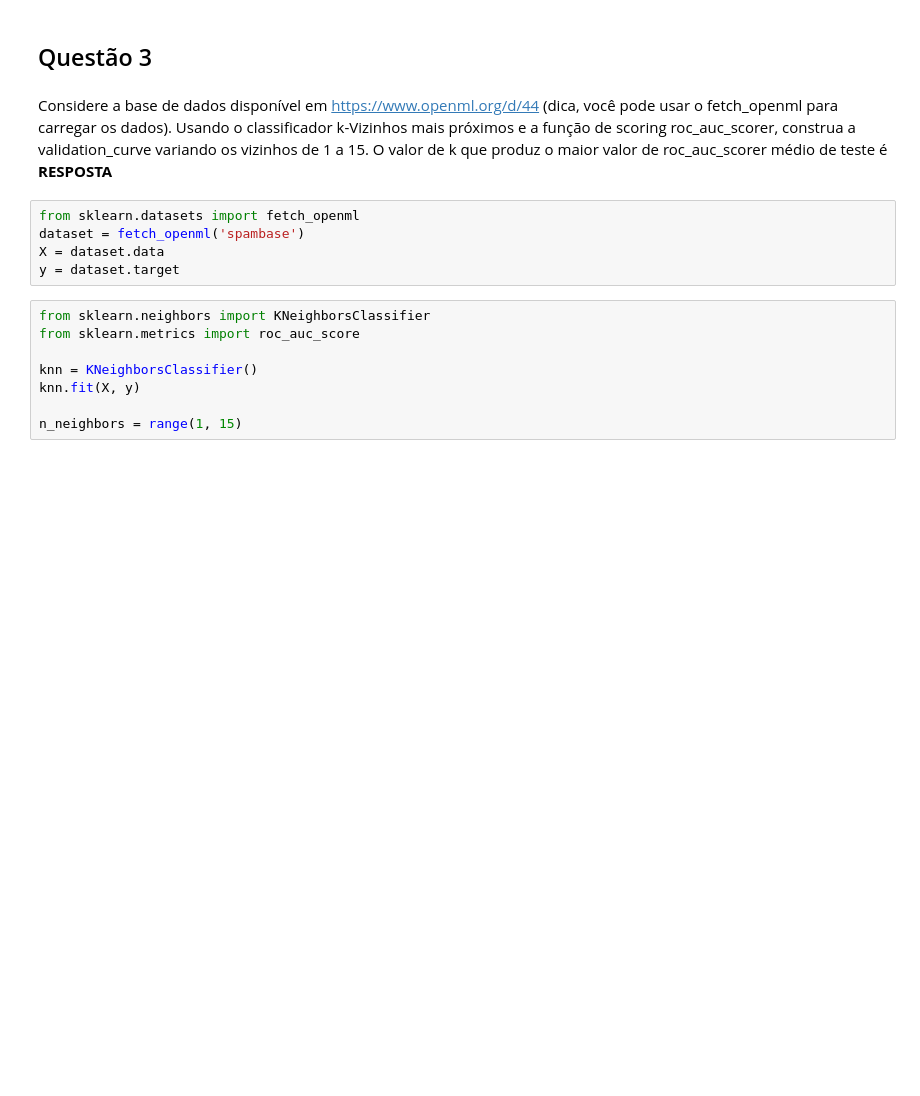
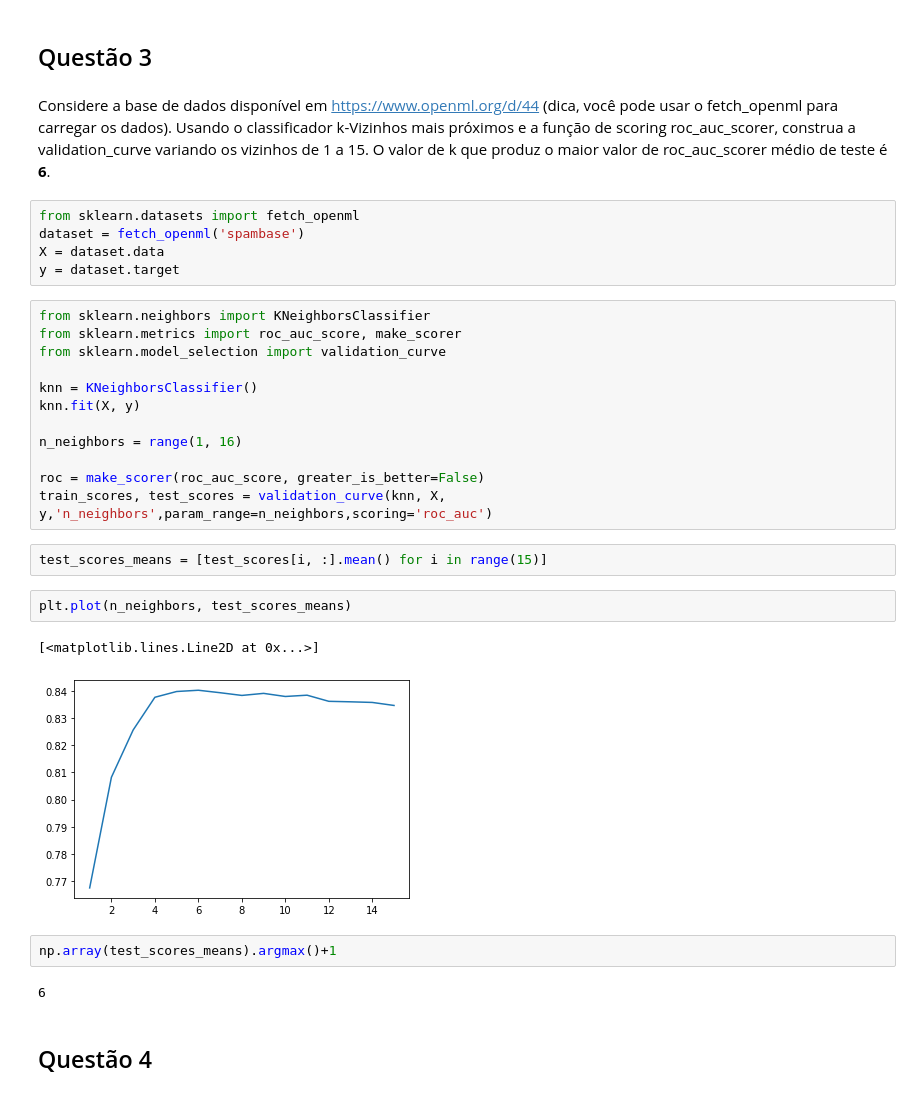
Before and after one commit to eshiraishi/mineracao-de-dados, a Jupyter notebook: atividades/atividade_3.ipynb, the cells around one changed output. Drawn from its saved outputs; the diff is of its cells as text; blank space fills up the shorter version.

```diff
--- a/atividades/atividade_3.ipynb
+++ b/atividades/atividade_3.ipynb
@@ -98,7 +98,7 @@ plt.axvline(x=0, color='.5')
 # %% [markdown]
 Considere a base de dados disponível em https://www.openml.org/d/44 (dica, você pode usar o
 fetch_openml para carregar os dados). Usando o classificador k-Vizinhos mais próximos e a função de
-scoring roc_auc_scorer, construa a validation_curve variando os vizinhos de 1 a 15. O valor de k que produz o maior valor de roc_auc_scorer médio de teste é **RESPOSTA**
+scoring roc_auc_scorer, construa a validation_curve variando os vizinhos de 1 a 15. O valor de k que produz o maior valor de roc_auc_scorer médio de teste é **6**.
 # %%
 from sklearn.datasets import fetch_openml
 dataset = fetch_openml('spambase')
@@ -106,9 +106,26 @@ X = dataset.data
 y = dataset.target
 # %%
 from sklearn.neighbors import KNeighborsClassifier
-from sklearn.metrics import roc_auc_score
+from sklearn.metrics import roc_auc_score, make_scorer
+from sklearn.model_selection import validation_curve
 
 knn = KNeighborsClassifier()
 knn.fit(X, y)
 
-n_neighbors = range(1, 15)
+n_neighbors = range(1, 16)
+
+roc = make_scorer(roc_auc_score, greater_is_better=False)
+train_scores, test_scores = validation_curve(knn, X, y,'n_neighbors',param_range=n_neighbors,scoring='roc_auc')
+# %%
+test_scores_means = [test_scores[i, :].mean() for i in range(15)]
+# %%
+plt.plot(n_neighbors, test_scores_means)
+# %% [output]
+[<matplotlib.lines.Line2D at 0x...>]
+[figure, added]
+# %%
+np.array(test_scores_means).argmax()+1
+# %% [output]
+6
+# %% [markdown]
+## Questão 4
```
Also changed, not shown: parts of 6 cells of this notebook, 1 other file.
